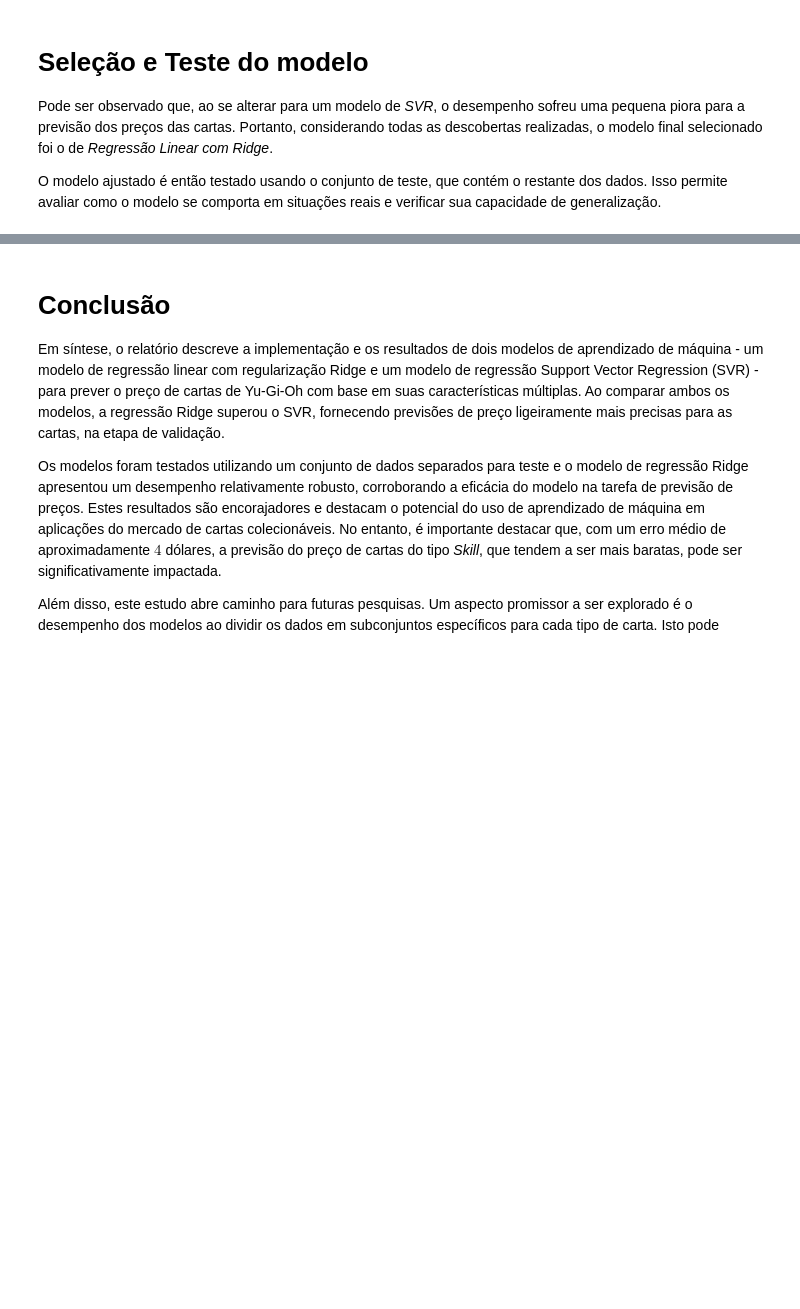
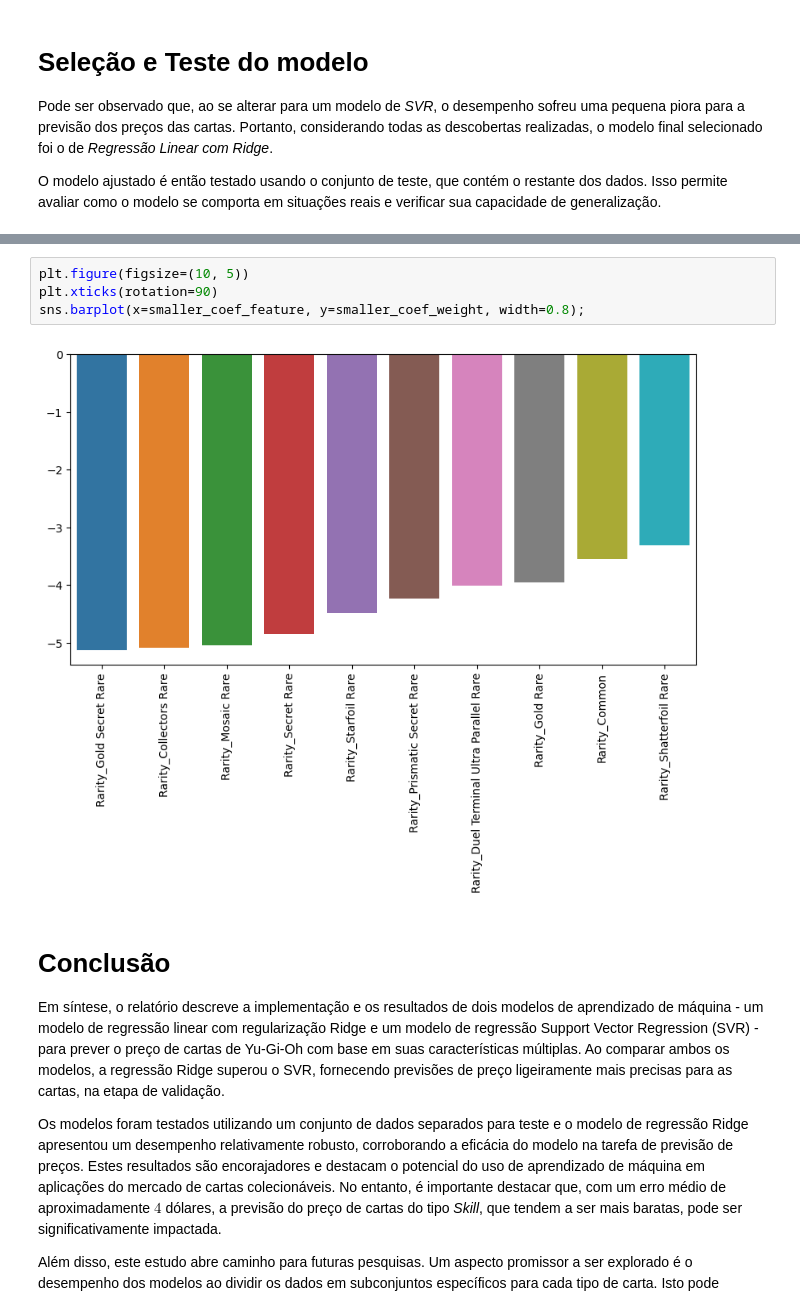
Before and after one commit to Marcompp/MachineLearningFinal, a Jupyter notebook: Relatório do Projeto Final.ipynb, the cells around one changed output, grey strips where cells are left out. Drawn from its saved outputs; the diff is of its cells as text; blank space fills up the shorter version.

```diff
--- a/Relatório do Projeto Final.ipynb
+++ b/Relatório do Projeto Final.ipynb
@@ -576,3 +621,9 @@ RMSE do modelo de regressão Ridge para o conjunto de testes: 4.354802812487846
+# %%
+plt.figure(figsize=(10, 5))
+plt.xticks(rotation=90)
+sns.barplot(x=smaller_coef_feature, y=smaller_coef_weight, width=0.8);
+# %% [output]
+[figure, added]
 # %% [markdown]
 # Conclusão
 
```
Also changed, not shown: parts of 6 cells of this notebook.
